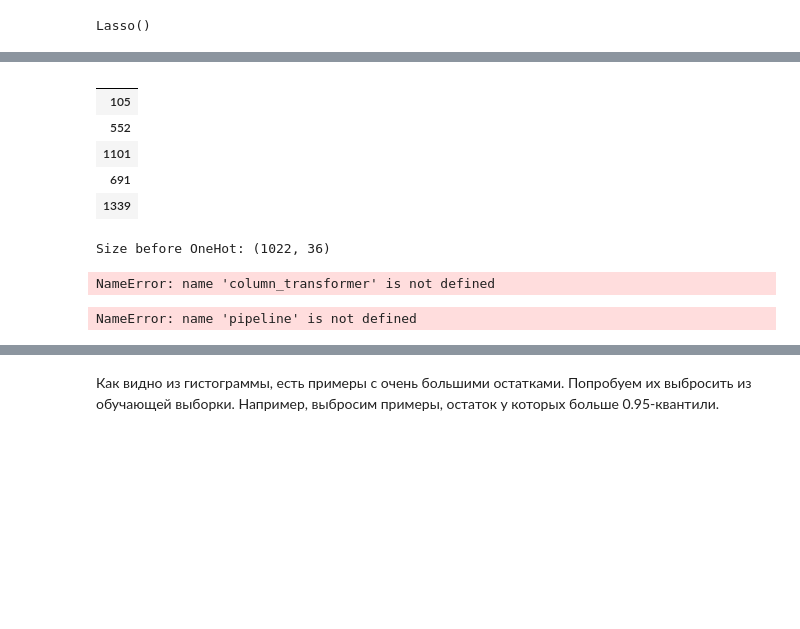
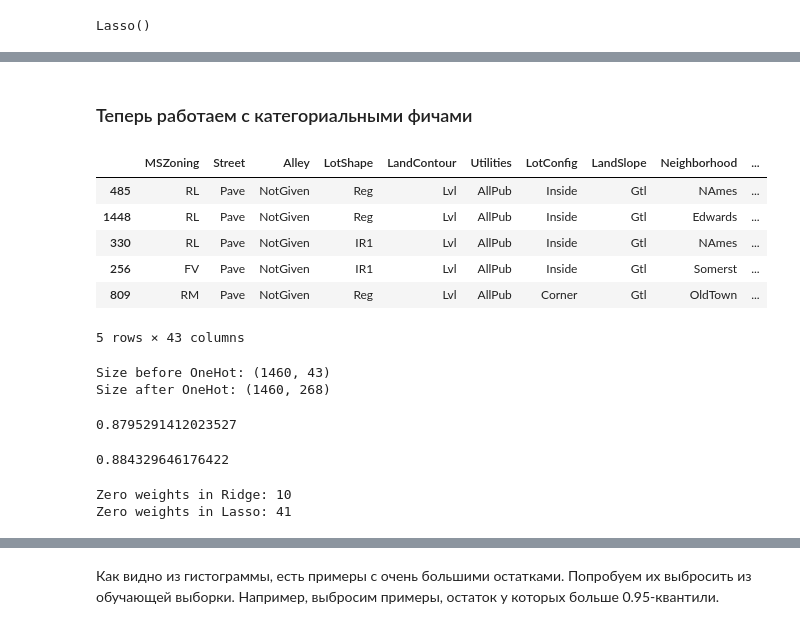
Before and after one commit to pagamov/7sem, a Jupyter notebook: Мультимедиа/3lab Гамов Павел 407.ipynb, the cells around one changed output, grey strips where cells are left out. Drawn from its saved outputs; the diff is of its cells as text; code cells hidden in the pictures; blank space fills up the shorter version.

```diff
--- a/Мультимедиа/3lab Гамов Павел 407.ipynb
+++ b/Мультимедиа/3lab Гамов Павел 407.ipynb
@@ -57,6 +57,17 @@ from sklearn.model_selection import train_test_split
 y = data["SalePrice"]
 X = data.drop(columns=["SalePrice"])
 
+numeric = list(X.dtypes[X.dtypes != "object"].index)
+categorical = list(X.dtypes[X.dtypes == "object"].index)
+
+X_n = X[numeric]
+X_cat = X[categorical]
+
+X_n.fillna(0, inplace=True)
+X_cat.fillna("NotGiven", inplace=True)
+
+X = pd.concat([X_n, X_cat], axis=1)
+
 X_train, X_test, y_train, y_test = train_test_split(X, y, test_size=0.3, random_state=10)
 # %%
 sns.distplot(y_train)
@@ -210,15 +212,17 @@ model.score(X_test_scaled, y_test)
+# %% [markdown]
+### Теперь работаем с категориальными фичами
 # %%
-categorical = list(X_train.dtypes[X_train.dtypes == "object"].index)
-X_train[categorical] = X_train[categorical].fillna("NotGiven")
-X_test[categorical] = X_test[categorical].fillna("NotGiven")
+categorical = list(X.dtypes[X.dtypes == "object"].index)
+X_categorial = X[categorical].fillna("NotGiven")
 # %%
-X_train[categorical].sample(5)
+X_categorial[categorical].sample(5)
 # %% [output]
-|  |
-| 105 |
-| 552 |
-| 1101 |
-| 691 |
-| 1339 |
+|  | MSZoning | Street | Alley | LotShape | LandContour | Utilities | LotConfig | LandSlope | Neighborhood | ... |
+| 485 | RL | Pave | NotGiven | Reg | Lvl | AllPub | Inside | Gtl | NAmes | ... |
+| 1448 | RL | Pave | NotGiven | Reg | Lvl | AllPub | Inside | Gtl | Edwards | ... |
+| 330 | RL | Pave | NotGiven | IR1 | Lvl | AllPub | Inside | Gtl | NAmes | ... |
+| 256 | FV | Pave | NotGiven | IR1 | Lvl | AllPub | Inside | Gtl | Somerst | ... |
+| 809 | RM | Pave | NotGiven | Reg | Lvl | AllPub | Corner | Gtl | OldTown | ... |
+5 rows × 43 columns
 # %%
 # Закодируйте категориальные признаки числами с помощью OneHotEncoder и обучите модели на всех признаках
@@ -225,6 +232,6 @@ X_train[categorical].sample(5)
 # %%
-print("Size before OneHot:", X_train.shape)
-print("Size after OneHot:", column_transformer.transform(X_train).shape)
+print("Size before OneHot:", X[categorical].shape)
+print("Size after OneHot:", X_cat.shape)
 # %% [output]
-Size before OneHot: (1022, 36)
+Size before OneHot: (1460, 43)
+Size after OneHot: (1460, 268)
-NameError: name 'column_transformer' is not defined
@@ -231,12 +242,27 @@ NameError: name 'column_transformer' is not defined
 # %%
 # Обучите линейную регрессию с l1 и l2 регуляризаторами
+# %%
+from sklearn.linear_model import Lasso
+model1 = Lasso(alpha=1)
+model1.fit(X_train, y_train)
+model1.score(X_test, y_test)
+# %% [output]
+0.8795291412023527
+# %%
+from sklearn.linear_model import Ridge
+model2 = Ridge(alpha=1)
+model2.fit(X_train, y_train)
+model2.score(X_test, y_test)
+# %% [output]
+0.884329646176422
 # %%
-ridge_zeros = np.sum(pipeline.steps[-1][-1].coef_ == 0)
-lasso_zeros = np.sum(lasso_pipeline.steps[-1][-1].coef_ == 0)
+ridge_zeros = np.sum(model2.coef_ == 0)
+lasso_zeros = np.sum(model1.coef_ == 0)
 print("Zero weights in Ridge:", ridge_zeros)
 print("Zero weights in Lasso:", lasso_zeros)
 # %% [output]
-NameError: name 'pipeline' is not defined
+Zero weights in Ridge: 10
+Zero weights in Lasso: 41
 # %%
 # Подберите коэффициент регуляризации для всех моделей, воспользуясь GridSearchCV
 # TO DO
```
Also changed, not shown: parts of 31 cells of this notebook, 1 other file.
